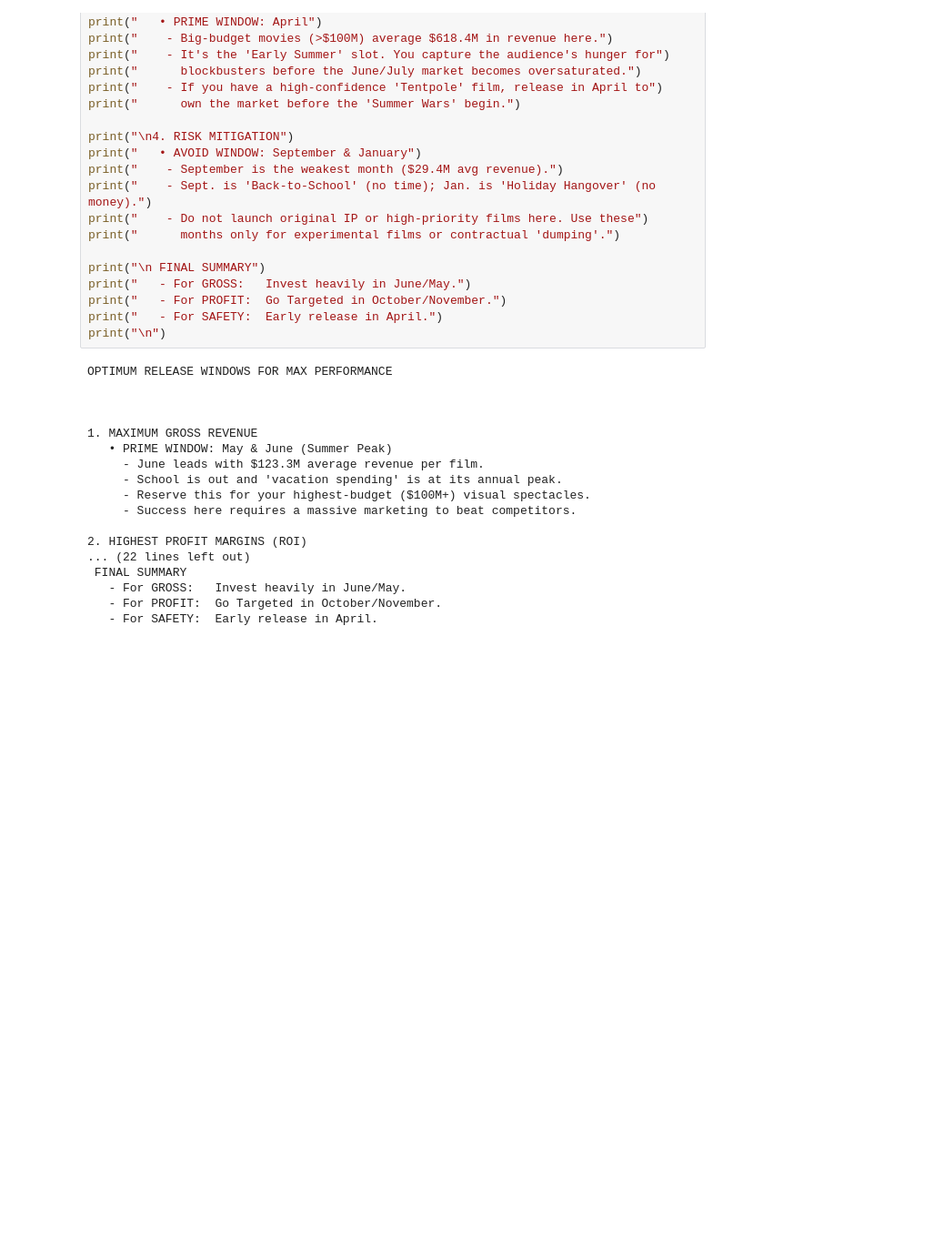
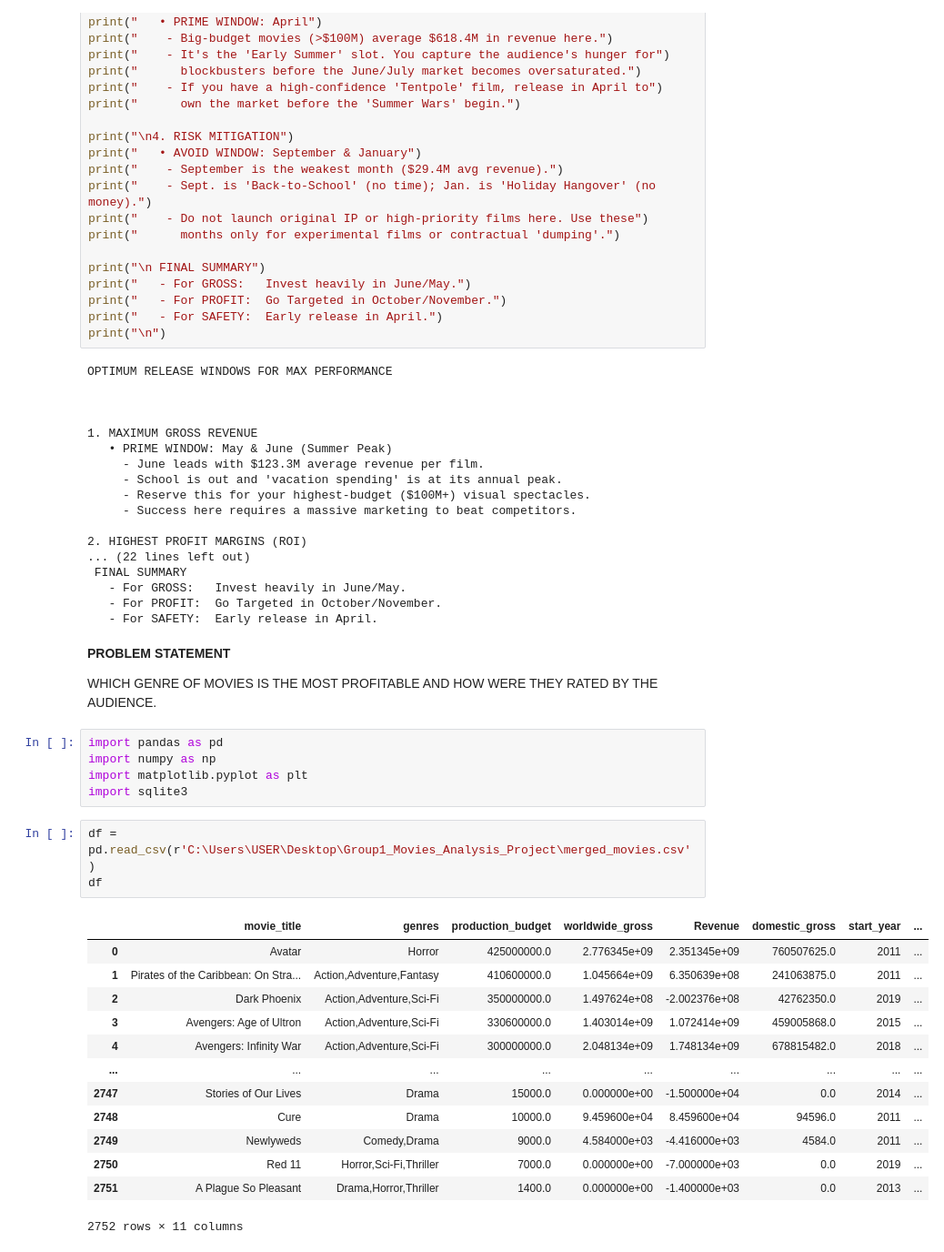
Before and after one commit to Iamwangui/Group1_Movies_Analysis_Project, a Jupyter notebook: movies_analysis.ipynb, the cells around one changed output. Shown: that part at 91% size. Cells and saved outputs as stored; diff of their text form; blank space fills up the shorter version.

```diff
--- a/movies_analysis.ipynb
+++ b/movies_analysis.ipynb
@@ -920,3 +920,29 @@ OPTIMUM RELEASE WINDOWS FOR MAX PERFORMANCE
    - For GROSS:   Invest heavily in June/May.
    - For PROFIT:  Go Targeted in October/November.
    - For SAFETY:  Early release in April.
+# %% [markdown]
+**PROBLEM STATEMENT**
+
+WHICH GENRE OF MOVIES IS THE MOST PROFITABLE AND HOW WERE THEY RATED BY THE AUDIENCE.
+# %%
+import pandas as pd
+import numpy as np
+import matplotlib.pyplot as plt
+import sqlite3
+# %%
+df = pd.read_csv(r'C:\Users\USER\Desktop\Group1_Movies_Analysis_Project\merged_movies.csv')
+df
+# %% [output]
+|  | movie_title | genres | production_budget | worldwide_gross | Revenue | domestic_gross | start_year | ... |
+| 0 | Avatar | Horror | 425000000.0 | 2.776345e+09 | 2.351345e+09 | 760507625.0 | 2011 | ... |
+| 1 | Pirates of the Caribbean: On Stra... | Action,Adventure,Fantasy | 410600000.0 | 1.045664e+09 | 6.350639e+08 | 241063875.0 | 2011 | ... |
+| 2 | Dark Phoenix | Action,Adventure,Sci-Fi | 350000000.0 | 1.497624e+08 | -2.002376e+08 | 42762350.0 | 2019 | ... |
+| 3 | Avengers: Age of Ultron | Action,Adventure,Sci-Fi | 330600000.0 | 1.403014e+09 | 1.072414e+09 | 459005868.0 | 2015 | ... |
+| 4 | Avengers: Infinity War | Action,Adventure,Sci-Fi | 300000000.0 | 2.048134e+09 | 1.748134e+09 | 678815482.0 | 2018 | ... |
+| ... | ... | ... | ... | ... | ... | ... | ... | ... |
+| 2747 | Stories of Our Lives | Drama | 15000.0 | 0.000000e+00 | -1.500000e+04 | 0.0 | 2014 | ... |
+| 2748 | Cure | Drama | 10000.0 | 9.459600e+04 | 8.459600e+04 | 94596.0 | 2011 | ... |
+| 2749 | Newlyweds | Comedy,Drama | 9000.0 | 4.584000e+03 | -4.416000e+03 | 4584.0 | 2011 | ... |
+| 2750 | Red 11 | Horror,Sci-Fi,Thriller | 7000.0 | 0.000000e+00 | -7.000000e+03 | 0.0 | 2019 | ... |
+| 2751 | A Plague So Pleasant | Drama,Horror,Thriller | 1400.0 | 0.000000e+00 | -1.400000e+03 | 0.0 | 2013 | ... |
+2752 rows × 11 columns
```
Also changed, not shown: parts of 19 cells of this notebook.
